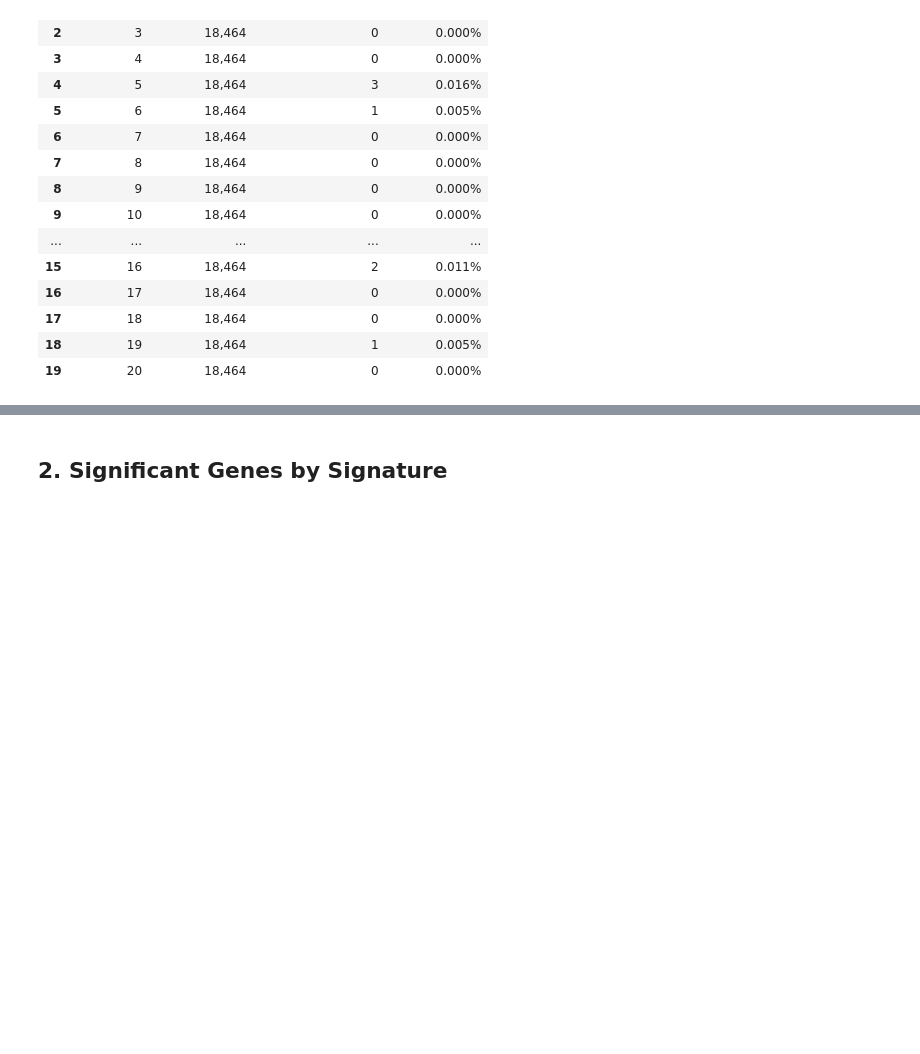
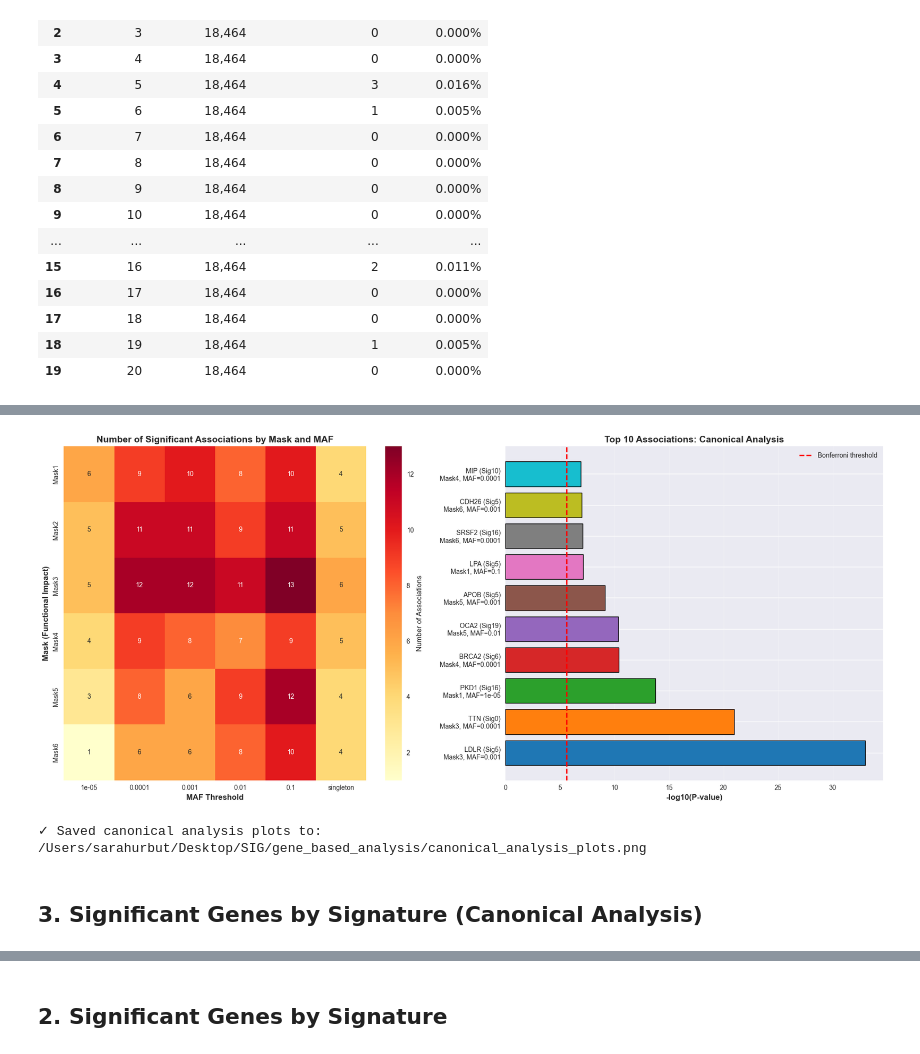
Before and after one commit to surbut/aladynoulli2, a Jupyter notebook: pyScripts/new_oct_revision/new_notebooks/reviewer_responses/notebooks/R1/R1_Genetic_Validation_Gene_Based_RVAS.ipynb, the cells around one changed output, grey strips where cells are left out. Saved outputs shown, nothing was run; the diff lists cells and outputs as text; code cells hidden in the pictures; blank space fills up the shorter version.

```diff
--- a/pyScripts/new_oct_revision/new_notebooks/reviewer_responses/notebooks/R1/R1_Genetic_Validation_Gene_Based_RVAS.ipynb
+++ b/pyScripts/new_oct_revision/new_notebooks/reviewer_responses/notebooks/R1/R1_Genetic_Validation_Gene_Based_RVAS.ipynb
@@ -49,11 +54,31 @@ sns.set_palette("husl")
 
 # Load results
 results_dir = Path("/Users/sarahurbut/Desktop/SIG/gene_based_analysis")
+canonical_dir = results_dir / "canonical"
 
 summary_df = pd.read_csv(results_dir / "gene_based_summary.csv")
 significant_df = pd.read_csv(results_dir / "significant_genes_all_signatures.csv")
 top_genes_df = pd.read_csv(results_dir / "top_genes_across_signatures.csv")
 
+# Load canonical results (per-mask, per-MAF threshold analysis)
+print("Loading canonical results (per-mask, per-MAF threshold)...")
+canonical_files = sorted(canonical_dir.glob("Mask*_*_significant_canonical.tsv"))
+canonical_results = []
+
+for file in canonical_files:
+    # Parse filename: Mask{number}_{MAF}_significant_canonical.tsv
+    parts = file.stem.replace("_significant_canonical", "").split("_")
+    mask = parts[0]  # e.g., "Mask1"
+    maf = parts[1]   # e.g., "0.01" or "singleton"
+
+    df = pd.read_csv(file, sep='\t')
+    df['Mask'] = mask
+    df['MAF'] = maf
+    canonical_results.append(df)
+
+canonical_df = pd.concat(canonical_results, ignore_index=True)
+print(f"Loaded {len(canonical_df)} canonical associations from {len(canonical_files)} mask/MAF combinations")
+
 print("="*80)
 print("GENE-BASED ASSOCIATION RESULTS SUMMARY")
 print("="*80)
@@ -109,0 +281,47 @@ SUMMARY BY SIGNATURE
+# %%
+# Visualization: Canonical results heatmap
+fig, axes = plt.subplots(1, 2, figsize=(18, 8))
+
+# Plot 1: Heatmap of mask/MAF combinations
+mask_order = [f'Mask{i}' for i in range(1, 7)]
+maf_order = ['1e-05', '0.0001', '0.001', '0.01', '0.1', 'singleton']
+
+# Count associations per mask/MAF
+mask_maf_counts = canonical_df.groupby(['Mask', 'MAF']).size().reset_index(name='count')
+pivot_counts = mask_maf_counts.pivot(index='Mask', columns='MAF', values='count').fillna(0)
+
+# Reorder rows and columns
+pivot_counts = pivot_counts.reindex([m for m in mask_order if m in pivot_counts.index])
+pivot_counts = pivot_counts[[m for m in maf_order if m in pivot_counts.columns]]
+
+sns.heatmap(pivot_counts, annot=True, fmt='.0f', cmap='YlOrRd', ax=axes[0],
+            cbar_kws={'label': 'Number of Associations'})
+axes[0].set_title('Number of Significant Associations by Mask and MAF', fontsize=14, fontweight='bold')
+axes[0].set_xlabel('MAF Threshold', fontsize=12, fontweight='bold')
+axes[0].set_ylabel('Mask (Functional Impact)', fontsize=12, fontweight='bold')
+
+# Plot 2: Top genes with their best mask/MAF
+top_10 = canonical_best.nlargest(10, 'LOG10P')
+y_pos = np.arange(len(top_10))
+colors_map = plt.cm.tab10(np.linspace(0, 1, len(top_10)))
+
+bars = axes[1].barh(y_pos, top_10['LOG10P'], color=colors_map, edgecolor='black', linewidth=1)
+axes[1].set_yticks(y_pos)
+axes[1].set_yticklabels([f"{row['SYMBOL']} (Sig{row['SIG']})\n{row['Mask']}, MAF={row['MAF']}"
+                         for _, row in top_10.iterrows()], fontsize=10)
+axes[1].set_xlabel('-log10(P-value)', fontsize=12, fontweight='bold')
+axes[1].set_title('Top 10 Associations: Canonical Analysis', fontsize=14, fontweight='bold')
+axes[1].axvline(x=-np.log10(2.5e-6), color='red', linestyle='--', linewidth=2, label='Bonferroni threshold')
+axes[1].legend(fontsize=10)
+axes[1].grid(axis='x', alpha=0.3)
+
+plt.tight_layout()
+plt.savefig(results_dir / 'canonical_analysis_plots.png', dpi=300, bbox_inches='tight')
+plt.show()
+
+print(f"\n✓ Saved canonical analysis plots to: {results_dir / 'canonical_analysis_plots.png'}")
+# %% [output]
+[figure, added]
+✓ Saved canonical analysis plots to: /Users/sarahurbut/Desktop/SIG/gene_based_analysis/canonical_analysis_plots.png
+# %% [markdown]
+## 3. Significant Genes by Signature (Canonical Analysis)
```
Also changed, not shown: parts of 7 cells of this notebook, 1 other file.
